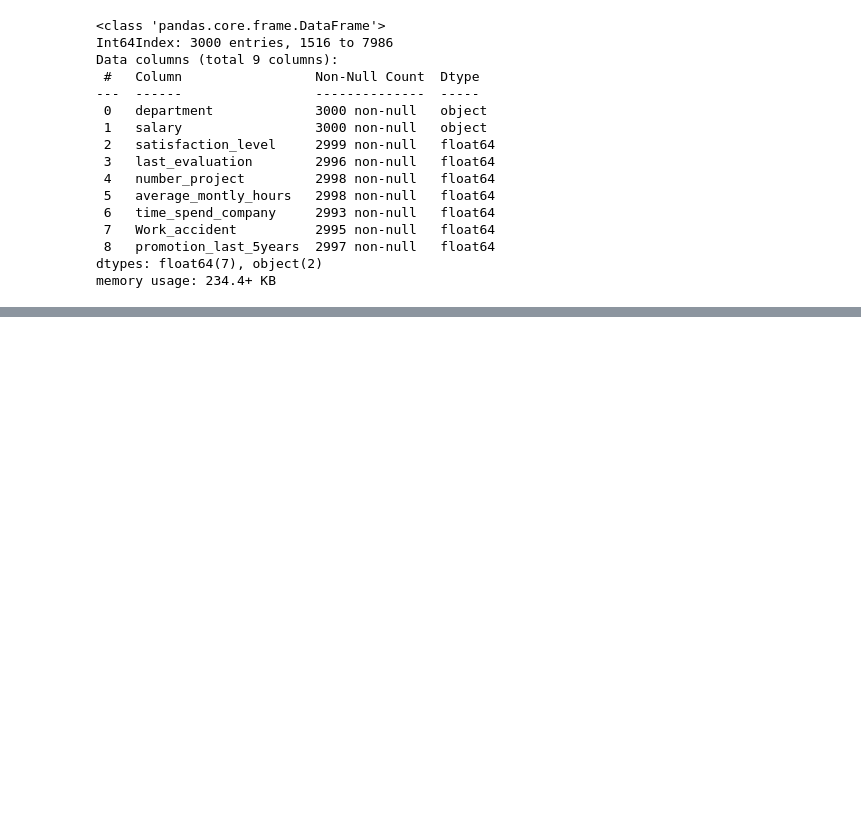
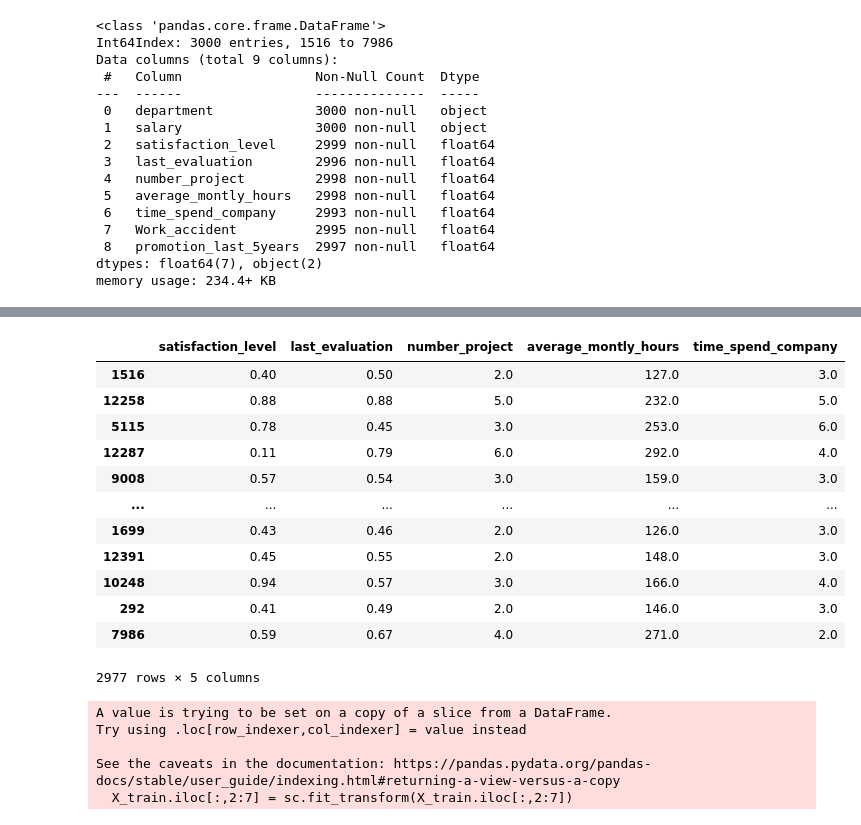
Before and after one commit to rizkitaufikanindhita/etc, a Jupyter notebook: DataPreprocessing.ipynb, the cells around one changed output, grey strips where cells are left out. Drawn from its saved outputs; the diff is of its cells as text; code cells hidden in the pictures; blank space fills up the shorter version.

```diff
--- a/DataPreprocessing.ipynb
+++ b/DataPreprocessing.ipynb
@@ -216,0 +310,3 @@ memory usage: 234.4+ KB
+# %%
+X_test["satisfaction_level"] = X_test["satisfaction_level"].fillna(satismean)
+X_test.isnull().sum()
@@ -216,0 +364,2 @@ memory usage: 234.4+ KB
+# %%
+X_test = X_test.dropna()
@@ -216,0 +395,26 @@ memory usage: 234.4+ KB
+# %%
+X_test.iloc[:,2:7]
+# %% [output]
+|  | satisfaction_level | last_evaluation | number_project | average_montly_hours | time_spend_company |
+| 1516 | 0.40 | 0.50 | 2.0 | 127.0 | 3.0 |
+| 12258 | 0.88 | 0.88 | 5.0 | 232.0 | 5.0 |
+| 5115 | 0.78 | 0.45 | 3.0 | 253.0 | 6.0 |
+| 12287 | 0.11 | 0.79 | 6.0 | 292.0 | 4.0 |
+| 9008 | 0.57 | 0.54 | 3.0 | 159.0 | 3.0 |
+| ... | ... | ... | ... | ... | ... |
+| 1699 | 0.43 | 0.46 | 2.0 | 126.0 | 3.0 |
+| 12391 | 0.45 | 0.55 | 2.0 | 148.0 | 3.0 |
+| 10248 | 0.94 | 0.57 | 3.0 | 166.0 | 4.0 |
+| 292 | 0.41 | 0.49 | 2.0 | 146.0 | 3.0 |
+| 7986 | 0.59 | 0.67 | 4.0 | 271.0 | 2.0 |
+2977 rows × 5 columns
+# %%
+sc = StandardScaler()
+X_train.iloc[:,2:7] = sc.fit_transform(X_train.iloc[:,2:7])
+X_test.iloc[:,2:7] = sc.transform(X_test.iloc[:,2:7])
+# %% [output]
+A value is trying to be set on a copy of a slice from a DataFrame.
+Try using .loc[row_indexer,col_indexer] = value instead
+
+See the caveats in the documentation: https://pandas.pydata.org/pandas-docs/stable/user_guide/indexing.html#returning-a-view-versus-a-copy
+  X_train.iloc[:,2:7] = sc.fit_transform(X_train.iloc[:,2:7])
```
Also changed, not shown: parts of 24 cells of this notebook.
